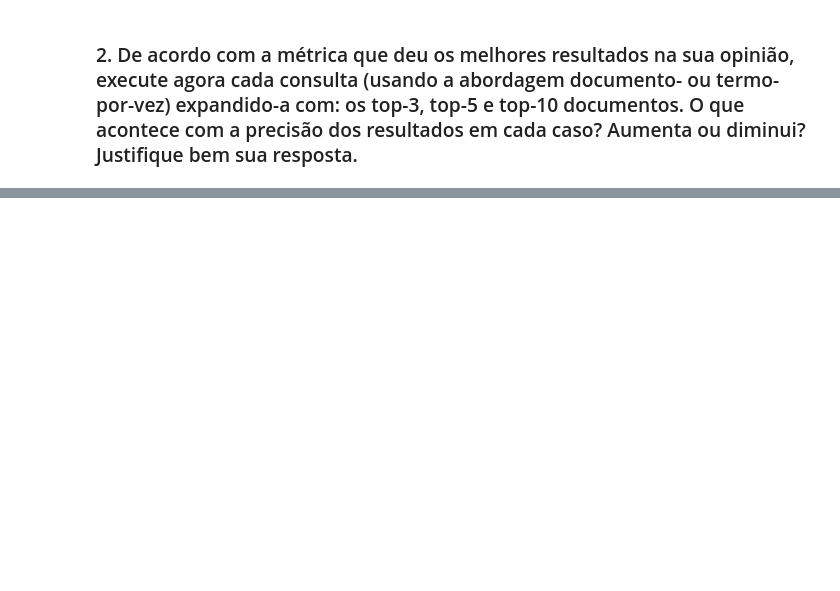
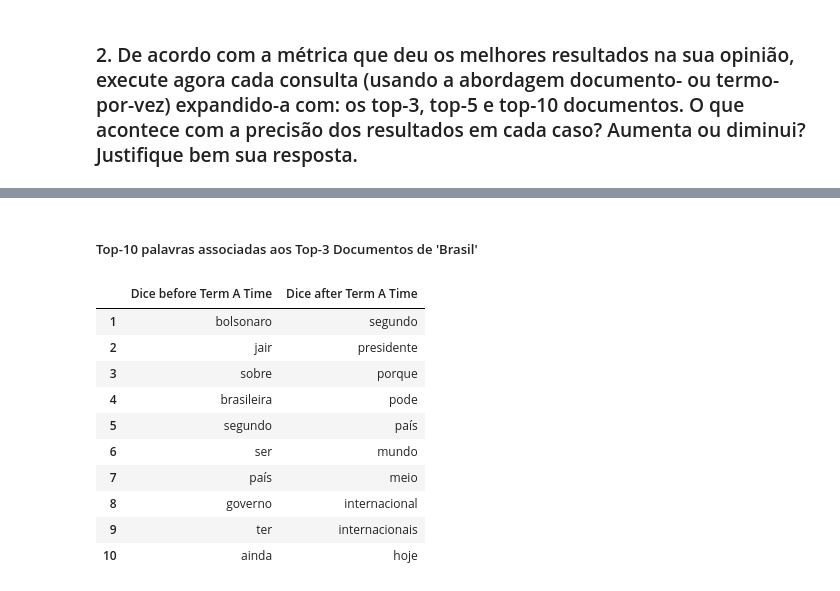
Before and after one commit to adautofbn/ri_labs, a Jupyter notebook: lab05/expansao_consulta.ipynb, the cells around one changed output, grey strips where cells are left out. Cells and saved outputs as stored; diff of their text form; code cells hidden in the pictures; blank space fills up the shorter version.

```diff
--- a/lab05/expansao_consulta.ipynb
+++ b/lab05/expansao_consulta.ipynb
@@ -177,3 +143,0 @@ table_3
-# %%
-table_4.index += 1
-table_4
@@ -210,0 +347,19 @@ table_5
+# %% [markdown]
+##### Top-10 palavras associadas aos Top-3 Documentos de 'Brasil'
+# %%
+table_dice = pd.DataFrame()
+table_dice['Dice before Term A Time'] = table_4['Dice']
+table_dice['Dice after Term A Time'] = table_top4['Dice']
+table_dice
+# %% [output]
+|  | Dice before Term A Time | Dice after Term A Time |
+| 1 | bolsonaro | segundo |
+| 2 | jair | presidente |
+| 3 | sobre | porque |
+| 4 | brasileira | pode |
+| 5 | segundo | país |
+| 6 | ser | mundo |
+| 7 | país | meio |
+| 8 | governo | internacional |
+| 9 | ter | internacionais |
+| 10 | ainda | hoje |
```
Also changed, not shown: parts of 73 cells of this notebook.
